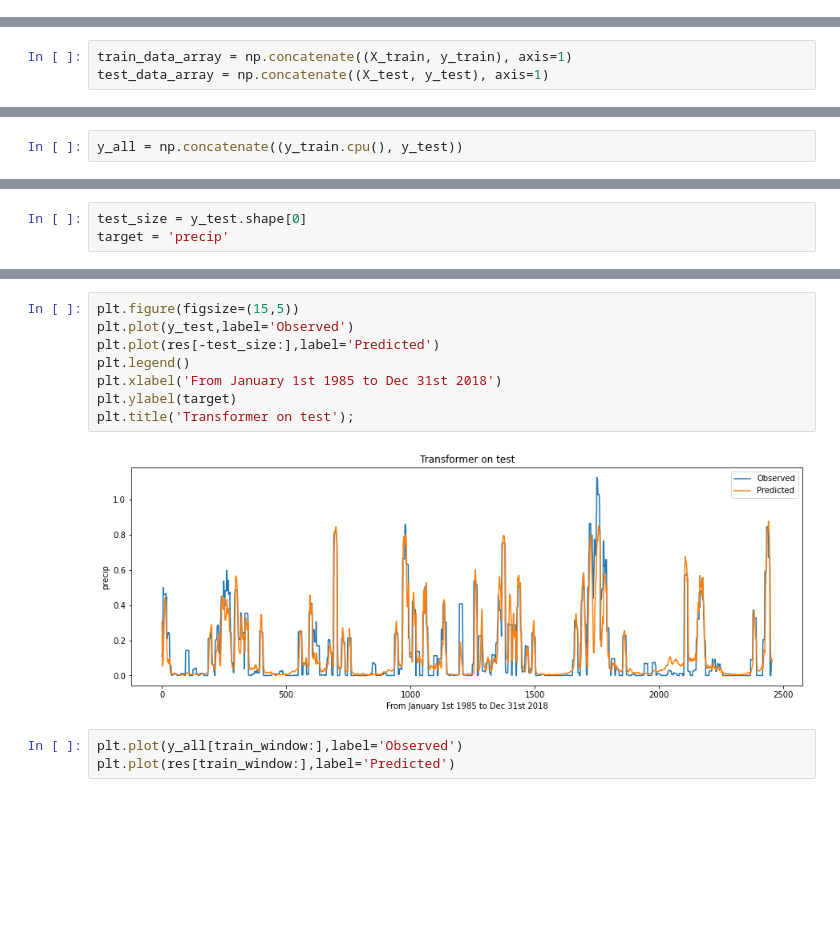
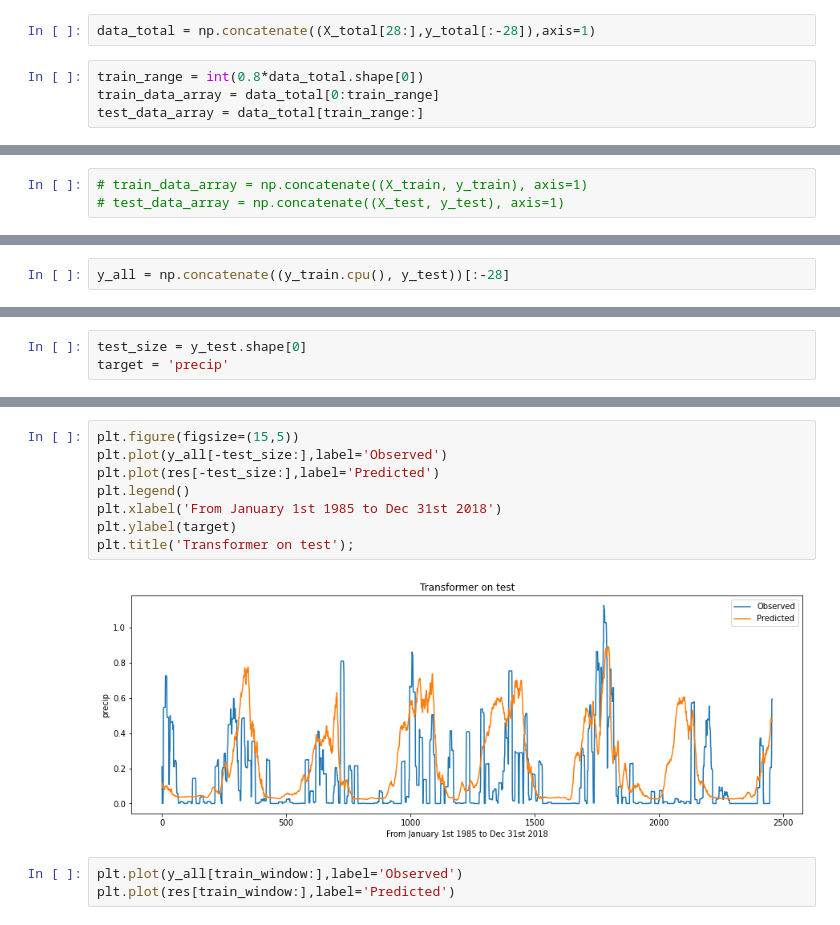
Before and after one commit to Willett-Group/transformer, a Jupyter notebook: Precip_Experiments-Copy1.ipynb, the cells around one changed output, grey strips where cells are left out. Drawn from its saved outputs; the diff is of its cells as text; blank space fills up the shorter version.

```diff
--- a/Precip_Experiments-Copy1.ipynb
+++ b/Precip_Experiments-Copy1.ipynb
@@ -104,0 +108,6 @@ X_train.shape, X_test.shape
+# %%
+data_total = np.concatenate((X_total[28:],y_total[:-28]),axis=1)
+# %%
+train_range = int(0.8*data_total.shape[0])
+train_data_array = data_total[0:train_range]
+test_data_array = data_total[train_range:]
@@ -105,6 +118,6 @@ X_train.shape, X_test.shape
 # %%
-train_data_array = np.concatenate((X_train, y_train), axis=1)
-test_data_array = np.concatenate((X_test, y_test), axis=1)
+# train_data_array = np.concatenate((X_train, y_train), axis=1)
+# test_data_array = np.concatenate((X_test, y_test), axis=1)
 # %%
 train_data = torch.FloatTensor(train_data_array)
 y_train = torch.FloatTensor(y_train)
@@ -263,4 +276,4 @@ for i in tqdm(range(train_test_total.shape[0]-train_window)):
 
 res = np.array(res)
 # %%
-y_all = np.concatenate((y_train.cpu(), y_test))
+y_all = np.concatenate((y_train.cpu(), y_test))[:-28]
@@ -289,13 +306,13 @@ cosine_similarity on test: [[0.92993612]]
 # %%
 plt.figure(figsize=(15,5))
-plt.plot(y_test,label='Observed')
+plt.plot(y_all[-test_size:],label='Observed')
 plt.plot(res[-test_size:],label='Predicted')
 plt.legend()
 plt.xlabel('From January 1st 1985 to Dec 31st 2018')
 plt.ylabel(target)
 plt.title('Transformer on test');
 # %% [output]
-[figure, old version]
+[figure, new version]
 # %%
 plt.plot(y_all[train_window:],label='Observed')
 plt.plot(res[train_window:],label='Predicted')
```
Also changed, not shown: parts of 6 cells of this notebook, 1 other file.
